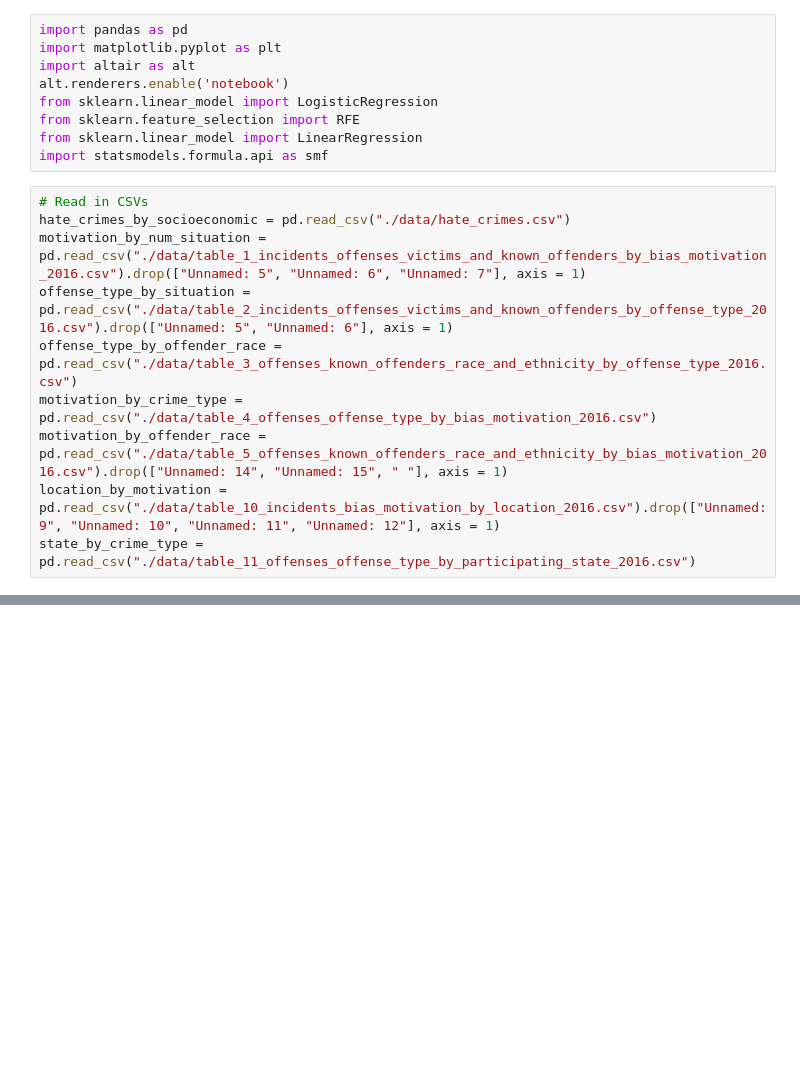
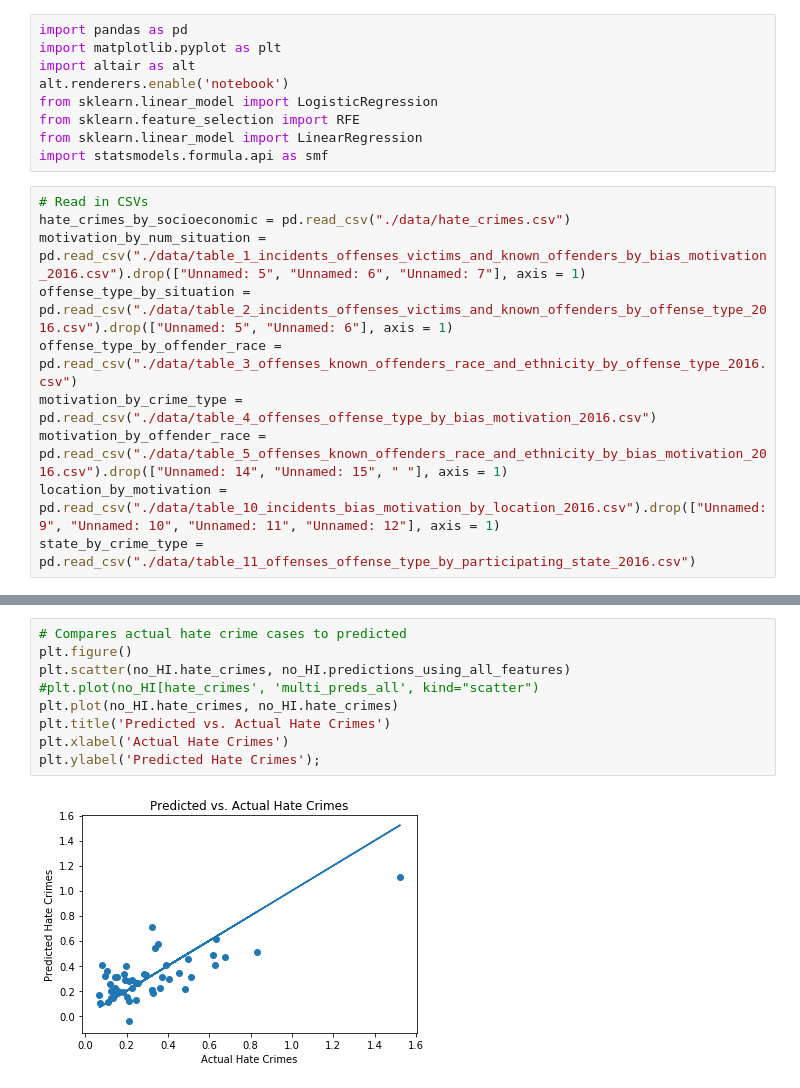
Before and after one commit to caseyahlan/hatecrimes-finalproject, a Jupyter notebook: statistical modeling.ipynb, the cells around one changed output, grey strips where cells are left out. Saved outputs shown, nothing was run; the diff lists cells and outputs as text; blank space fills up the shorter version.

```diff
--- a/statistical modeling.ipynb
+++ b/statistical modeling.ipynb
@@ -86,0 +152,11 @@ plt.legend(fontsize = 20)
+# %%
+# Compares actual hate crime cases to predicted
+plt.figure()
+plt.scatter(no_HI.hate_crimes, no_HI.predictions_using_all_features)
+#plt.plot(no_HI[hate_crimes', 'multi_preds_all', kind="scatter")
+plt.plot(no_HI.hate_crimes, no_HI.hate_crimes)
+plt.title('Predicted vs. Actual Hate Crimes')
+plt.xlabel('Actual Hate Crimes')
+plt.ylabel('Predicted Hate Crimes');
+# %% [output]
+[figure, added]
```
Also changed, not shown: parts of 11 cells of this notebook, 1 other file.
